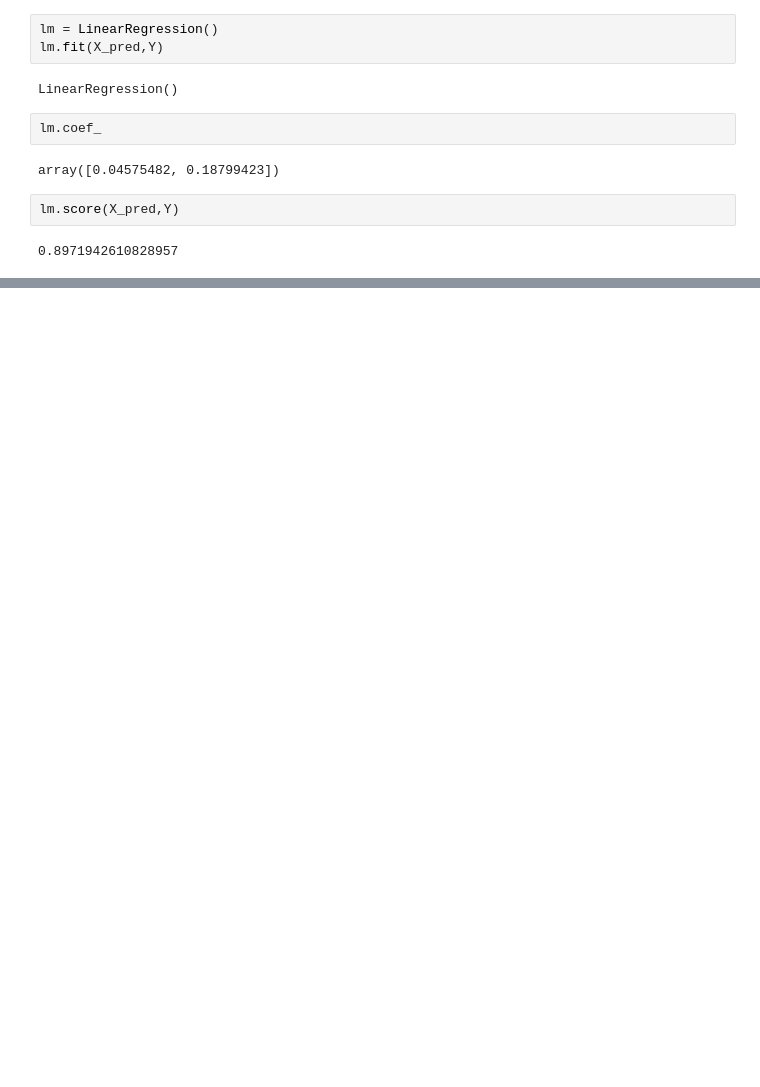
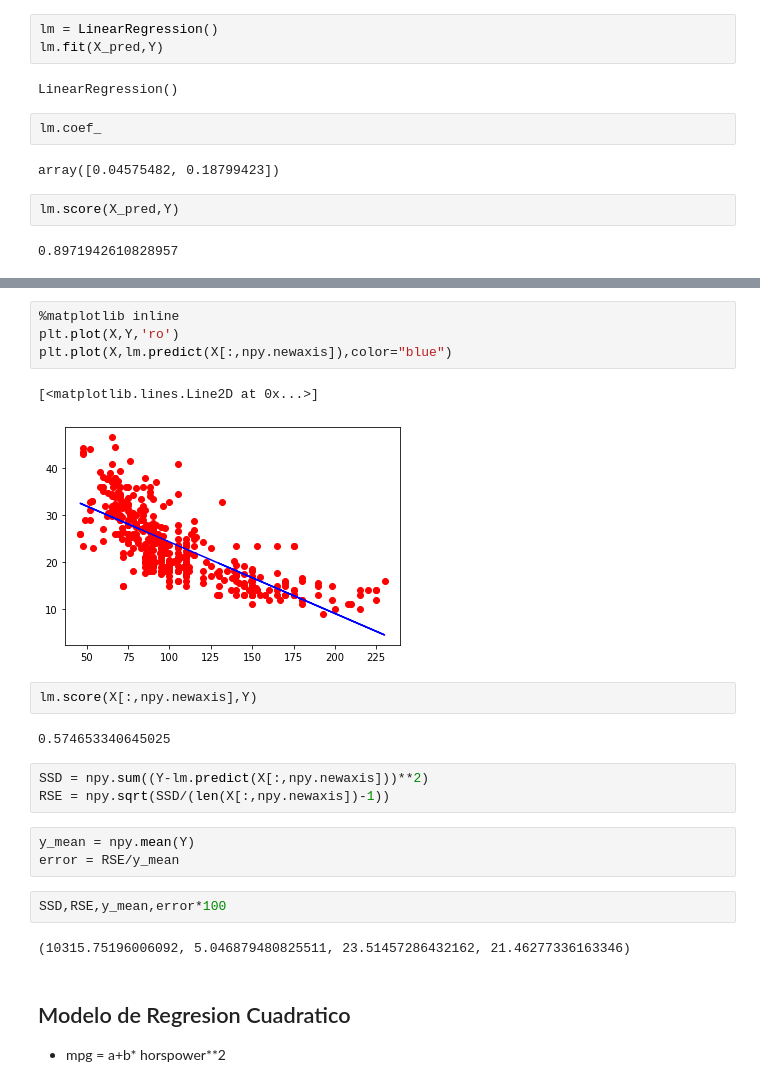
Before and after one commit to JdClavijoC/python-ml-course, a Jupyter notebook: notebooks/Regresion Lineal/Regresion-Scikit-Learn.ipynb, the cells around one changed output, grey strips where cells are left out. Drawn from its saved outputs; the diff is of its cells as text; blank space fills up the shorter version.

```diff
--- a/notebooks/Regresion Lineal/Regresion-Scikit-Learn.ipynb
+++ b/notebooks/Regresion Lineal/Regresion-Scikit-Learn.ipynb
@@ -45,0 +296,24 @@ lm.score(X_pred,Y)
+# %%
+%matplotlib inline
+plt.plot(X,Y,'ro')
+plt.plot(X,lm.predict(X[:,npy.newaxis]),color="blue")
+# %% [output]
+[<matplotlib.lines.Line2D at 0x...>]
+[figure, added]
+# %%
+lm.score(X[:,npy.newaxis],Y)
+# %% [output]
+0.574653340645025
+# %%
+SSD = npy.sum((Y-lm.predict(X[:,npy.newaxis]))**2)
+RSE = npy.sqrt(SSD/(len(X[:,npy.newaxis])-1))
+# %%
+y_mean = npy.mean(Y)
+error = RSE/y_mean
+# %%
+SSD,RSE,y_mean,error*100
+# %% [output]
+(10315.75196006092, 5.046879480825511, 23.51457286432162, 21.46277336163346)
+# %% [markdown]
+## Modelo de Regresion Cuadratico
+* mpg = a+b* horspower**2
```
Also changed, not shown: parts of 65 cells of this notebook, 3 other files.
